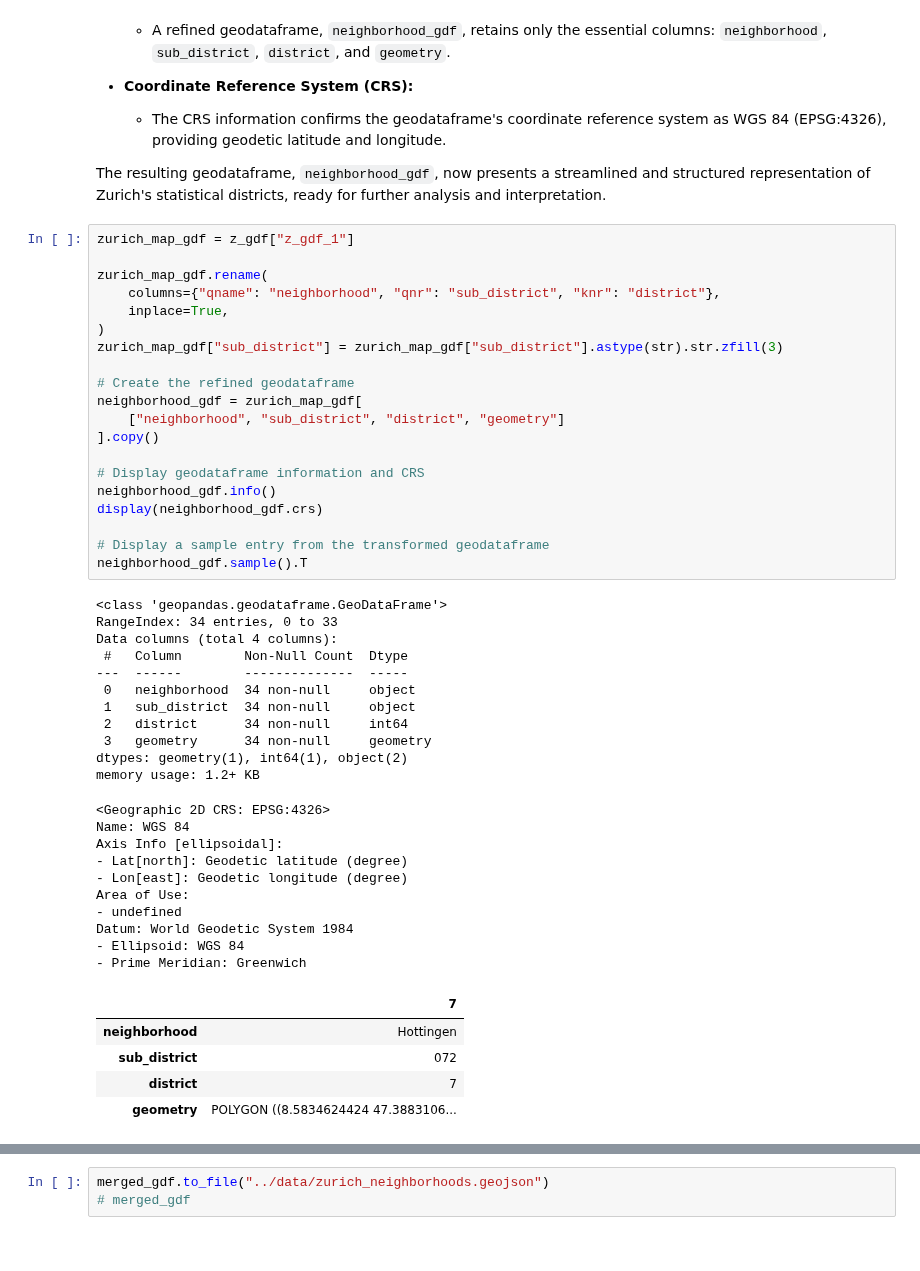
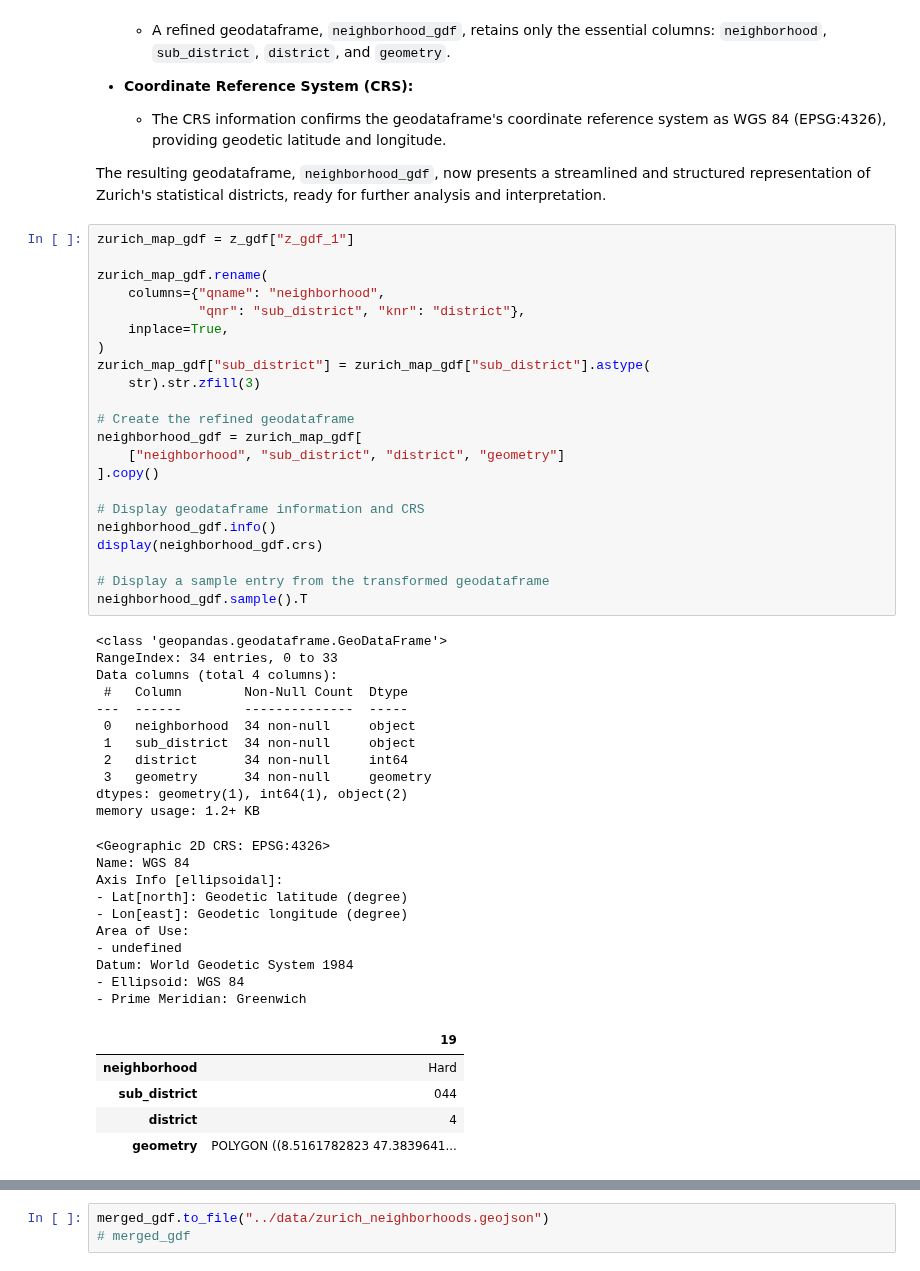
Before and after one commit to jonnross88/Springboard, a Jupyter notebook: u20_data_storytelling/zurich.ipynb, the cells around one changed output, grey strips where cells are left out. Drawn from its saved outputs; the diff is of its cells as text.

```diff
--- a/u20_data_storytelling/zurich.ipynb
+++ b/u20_data_storytelling/zurich.ipynb
@@ -294,10 +277,12 @@ The resulting geodataframe, `neighborhood_gdf`, now presents a streamlined and s
 zurich_map_gdf = z_gdf["z_gdf_1"]
 
 zurich_map_gdf.rename(
-    columns={"qname": "neighborhood", "qnr": "sub_district", "knr": "district"},
+    columns={"qname": "neighborhood",
+             "qnr": "sub_district", "knr": "district"},
     inplace=True,
 )
-zurich_map_gdf["sub_district"] = zurich_map_gdf["sub_district"].astype(str).str.zfill(3)
+zurich_map_gdf["sub_district"] = zurich_map_gdf["sub_district"].astype(
+    str).str.zfill(3)
 
 # Create the refined geodataframe
 neighborhood_gdf = zurich_map_gdf[
@@ -305,38 +290,38 @@ neighborhood_gdf = zurich_map_gdf[
 ].copy()
 
 # Display geodataframe information and CRS
 neighborhood_gdf.info()
 display(neighborhood_gdf.crs)
 
 # Display a sample entry from the transformed geodataframe
 neighborhood_gdf.sample().T
 # %% [output]
 <class 'geopandas.geodataframe.GeoDataFrame'>
 RangeIndex: 34 entries, 0 to 33
 Data columns (total 4 columns):
  #   Column        Non-Null Count  Dtype
 ---  ------        --------------  -----
  0   neighborhood  34 non-null     object
  1   sub_district  34 non-null     object
  2   district      34 non-null     int64
  3   geometry      34 non-null     geometry
 dtypes: geometry(1), int64(1), object(2)
 memory usage: 1.2+ KB
 <Geographic 2D CRS: EPSG:4326>
 Name: WGS 84
 Axis Info [ellipsoidal]:
 - Lat[north]: Geodetic latitude (degree)
 - Lon[east]: Geodetic longitude (degree)
 Area of Use:
 - undefined
 Datum: World Geodetic System 1984
 - Ellipsoid: WGS 84
 - Prime Meridian: Greenwich
-|  | 7 |
-| neighborhood | Hottingen |
-| sub_district | 072 |
-| district | 7 |
-| geometry | POLYGON ((8.5834624424 47.3883106... |
+|  | 19 |
+| neighborhood | Hard |
+| sub_district | 044 |
+| district | 4 |
+| geometry | POLYGON ((8.5161782823 47.3839641... |
 # %%
 # Load the geospatial data for calculation
 zurich_calc_gdf = z_gdf["z_gdf_2"]
```
Also changed, not shown: parts of 67 cells of this notebook.
